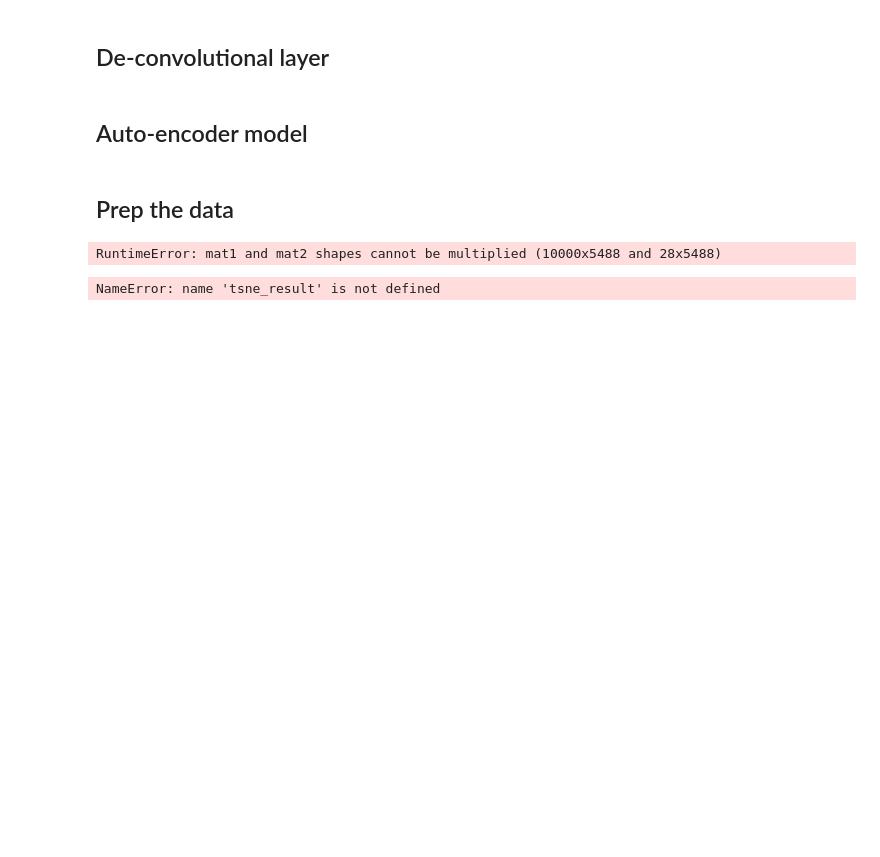
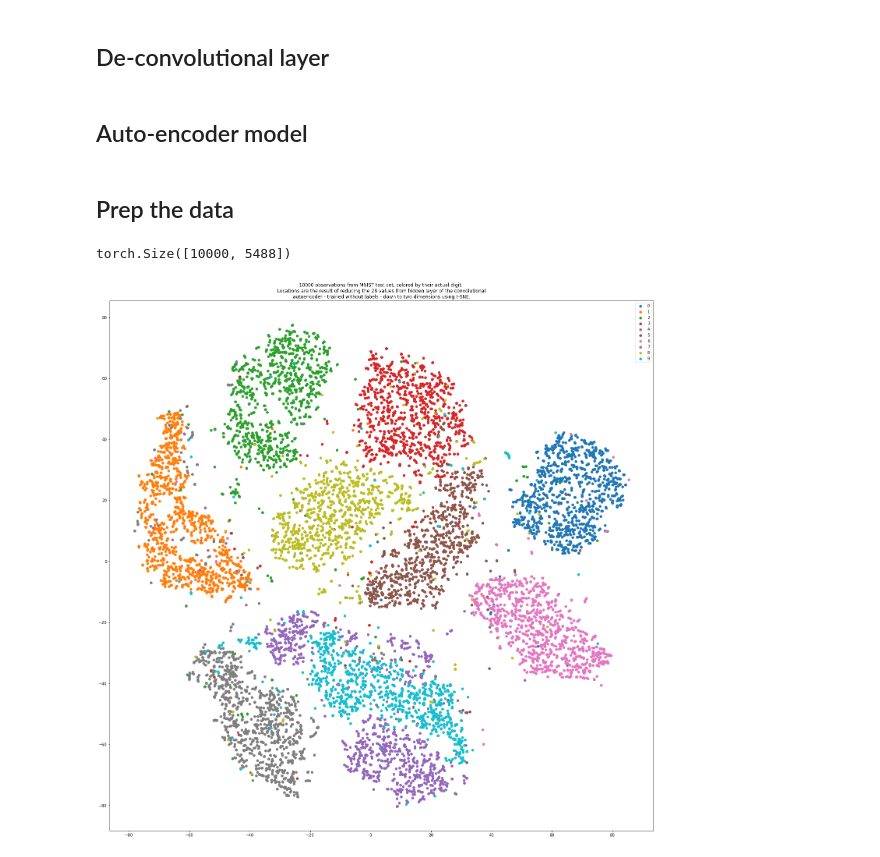
Before and after one commit to 2na3k/mnist-model, a Jupyter notebook: mnist_notebook.ipynb, the cells around one changed output. Drawn from its saved outputs; the diff is of its cells as text; code cells hidden in the pictures; blank space fills up the shorter version.

```diff
--- a/mnist_notebook.ipynb
+++ b/mnist_notebook.ipynb
@@ -91,7 +91,7 @@ class Autoencoder(Model):
         self.conv2 = ConvLayer(14, 7, 5, activation=nn.Tanh(), flatten=True)
 
         self.dense1 = Dense(7 * 28 * 28, hidden_dim, activation=nn.Tanh())
-        self.dense2 = Dense(hidden_dim, 7 * 28 * 28, activation=nn.Tanh())
+        self.dense2 = Dense(7 * 28 * 28, hidden_dim, activation=nn.Tanh())
 
         self.conv3 = ConvLayer(7, 14, 5, activation=nn.Tanh())
         self.conv4 = ConvLayer(14, 1, 5, activation=nn.Tanh())
@@ -100,9 +100,10 @@ class Autoencoder(Model):
         assert_dim(x, 4)
 
         x = self.conv1(x)
+
         x = self.conv2(x)
-#         import pdb; pdb.set_trace()
 
+        print(x.size())
         encoding = self.dense1(x)
 
         x = self.dense2(encoding)
@@ -158,23 +159,27 @@ trainer.fit(X_train_auto, X_train_auto,
 # %%
 reconstructed_images, image_representations = model(X_test_auto)
 # %% [output]
-RuntimeError: mat1 and mat2 shapes cannot be multiplied (10000x5488 and 28x5488)
+torch.Size([10000, 5488])
 # %%
 import pandas as pd
+import matplotlib.pyplot as plt
+from sklearn.manifold import TSNE
+
+tsne_result = TSNE(n_components=2, random_state=20190405).fit_transform(image_representations.detach().numpy())
 tsne_df = pd.DataFrame({'tsne_dim_1': tsne_result[:,0],
               'tsne_dim_2': tsne_result[:,1],
               'category': test_dataset.targets})
 groups = tsne_df.groupby('category')
 
 
 # Plot
 fig, ax = plt.subplots(figsize=(25,25))
 ax.set_title('''10000 observations from MNIST test set, colored by their actual digit.
 Locations are the result of reducing the 28 values from hidden layer of the convolutional
 autoencoder - trained without labels - down to two dimensions using t-SNE.''')
 ax.margins(0.05) # Optional, just adds 5% padding to the autoscaling
 for name, group in groups:
     ax.scatter(group['tsne_dim_1'], group['tsne_dim_2'], marker='o', label=name)
 ax.legend();
 # %% [output]
-NameError: name 'tsne_result' is not defined
+[figure, added]
```
Also changed, not shown: parts of 2 cells of this notebook.
